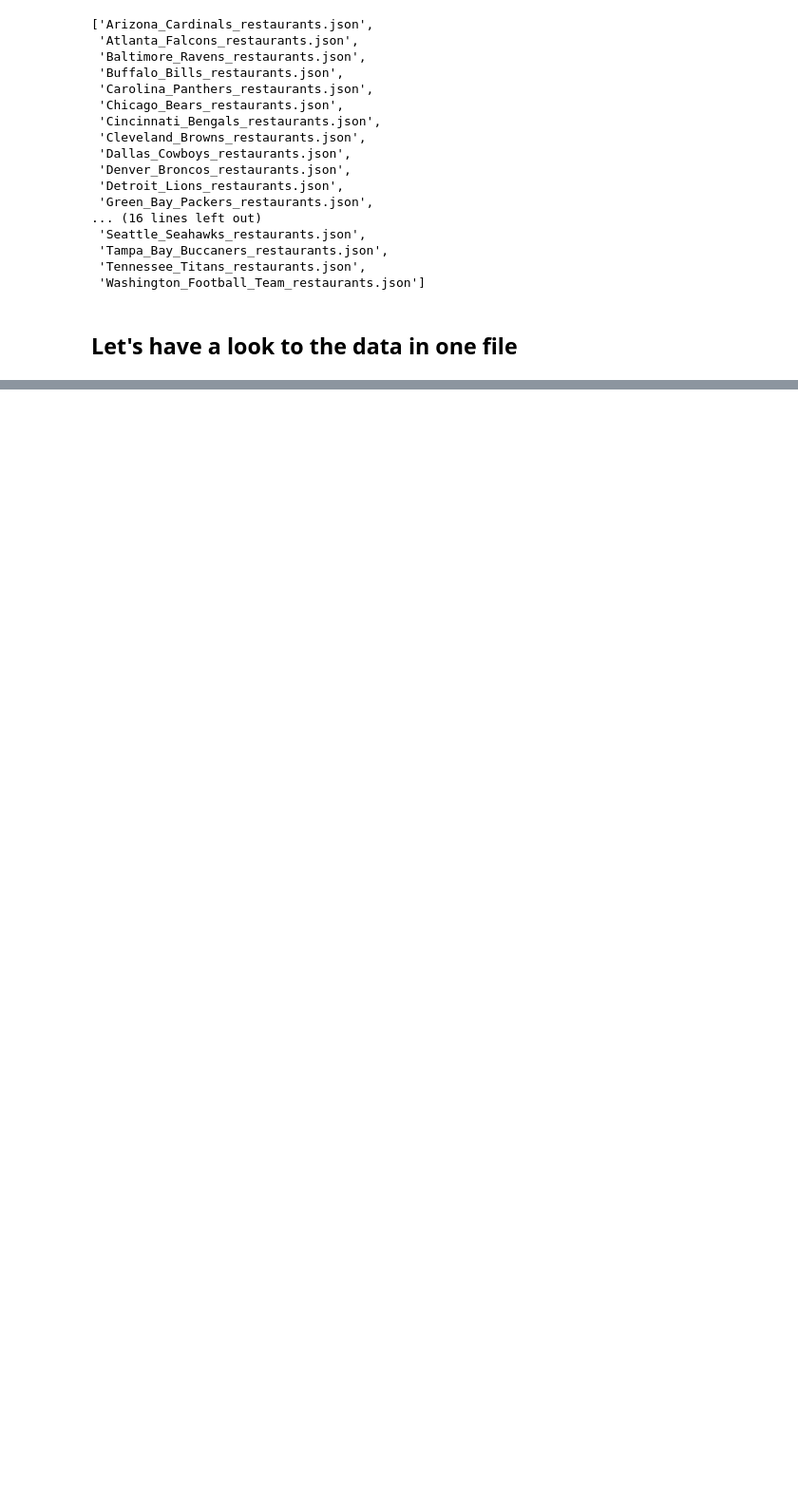
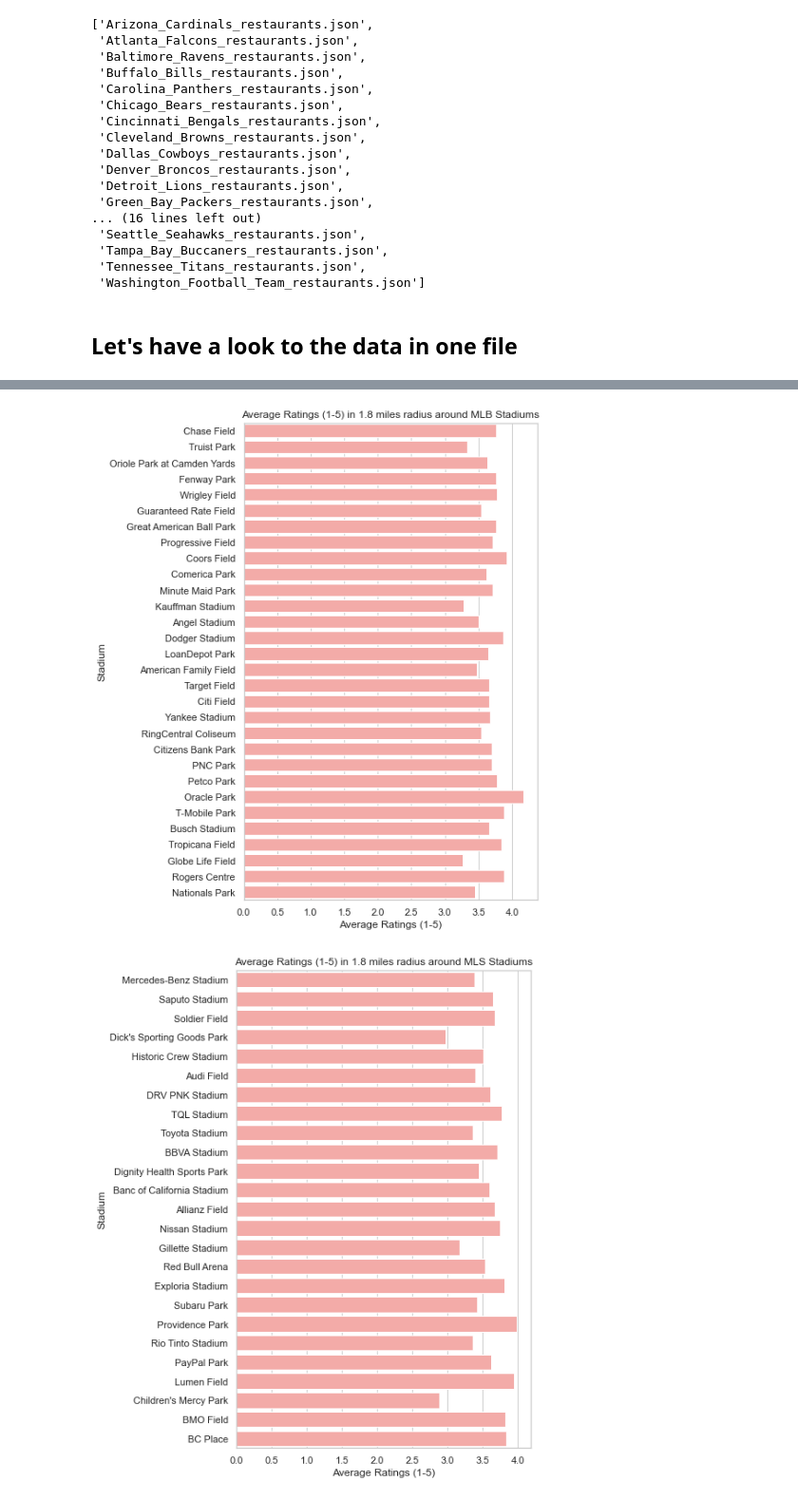
Before and after one commit to Xavier4t/Sports_and_Restaurants, a Jupyter notebook: Example_Analysis.ipynb, the cells around one changed output, grey strips where cells are left out. Shown at 95% size. Cells and saved outputs as stored; diff of their text form; code cells hidden in the pictures; blank space fills up the shorter version.

```diff
--- a/Example_Analysis.ipynb
+++ b/Example_Analysis.ipynb
@@ -141,0 +186,7 @@ for k,v in stats.items():
+# %%
+# Average Price
+for k,v in stats.items():
+    barPlot(k,v, "Average Ratings (1-5)","r", save=False)
+# %% [output]
+[figure, added]
+[figure, added]
```
Also changed, not shown: parts of 7 cells of this notebook, 10 other files.
